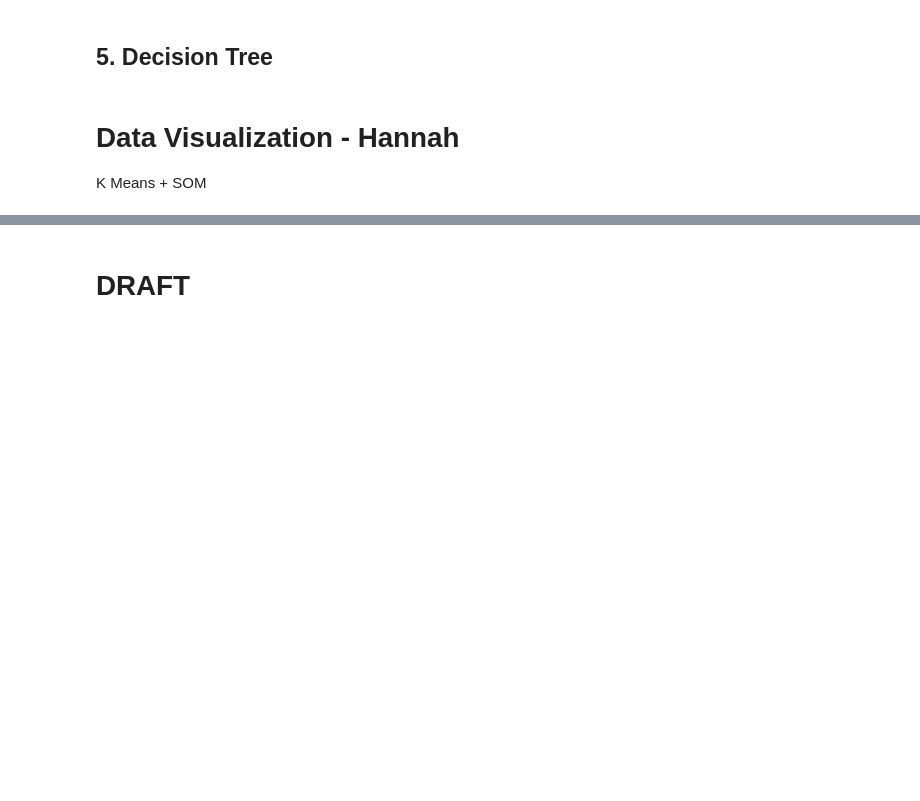
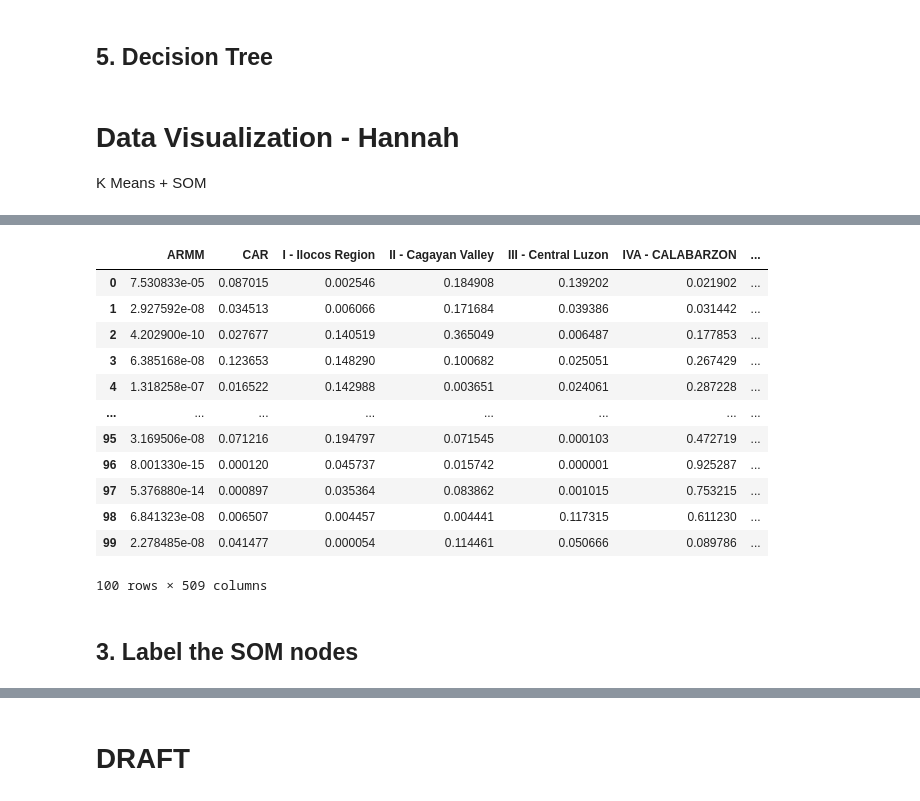
Before and after one commit to hannahrfong/CSC713M, a Jupyter notebook: Investigatory_Project.ipynb, the cells around one changed output, grey strips where cells are left out. Saved outputs shown, nothing was run; the diff lists cells and outputs as text; code cells hidden in the pictures; blank space fills up the shorter version.

```diff
--- a/Investigatory_Project.ipynb
+++ b/Investigatory_Project.ipynb
@@ -1027,0 +1185,23 @@ K Means + SOM
+# %%
+centroids_df = pd.DataFrame(flattened_centroids, columns=X.columns)
+# %%
+kMeans = KMeans(n_clusters=7, random_state=0, n_init=10)
+kMeans.fit(centroids_df)
+centroids_df['cluster'] = kMeans.labels_
+centroids_df
+# %% [output]
+|  | ARMM | CAR | I - Ilocos Region | II - Cagayan Valley | III - Central Luzon | IVA - CALABARZON | ... |
+| 0 | 7.530833e-05 | 0.087015 | 0.002546 | 0.184908 | 0.139202 | 0.021902 | ... |
+| 1 | 2.927592e-08 | 0.034513 | 0.006066 | 0.171684 | 0.039386 | 0.031442 | ... |
+| 2 | 4.202900e-10 | 0.027677 | 0.140519 | 0.365049 | 0.006487 | 0.177853 | ... |
+| 3 | 6.385168e-08 | 0.123653 | 0.148290 | 0.100682 | 0.025051 | 0.267429 | ... |
+| 4 | 1.318258e-07 | 0.016522 | 0.142988 | 0.003651 | 0.024061 | 0.287228 | ... |
+| ... | ... | ... | ... | ... | ... | ... | ... |
+| 95 | 3.169506e-08 | 0.071216 | 0.194797 | 0.071545 | 0.000103 | 0.472719 | ... |
+| 96 | 8.001330e-15 | 0.000120 | 0.045737 | 0.015742 | 0.000001 | 0.925287 | ... |
+| 97 | 5.376880e-14 | 0.000897 | 0.035364 | 0.083862 | 0.001015 | 0.753215 | ... |
+| 98 | 6.841323e-08 | 0.006507 | 0.004457 | 0.004441 | 0.117315 | 0.611230 | ... |
+| 99 | 2.278485e-08 | 0.041477 | 0.000054 | 0.114461 | 0.050666 | 0.089786 | ... |
+100 rows × 509 columns
+# %% [markdown]
+## 3. Label the SOM nodes
```
Also changed, not shown: parts of 54 cells of this notebook.
